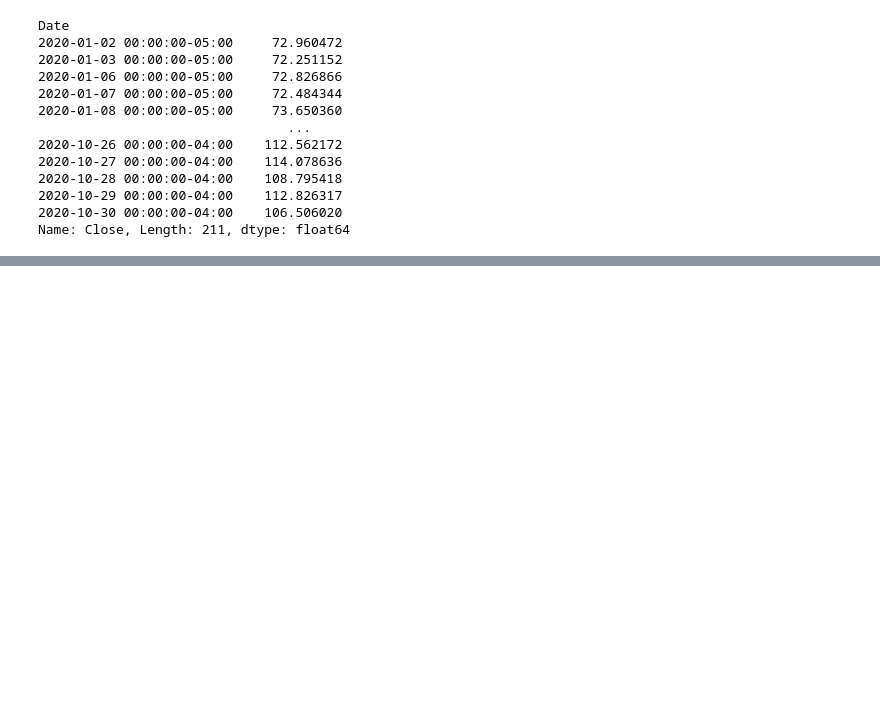
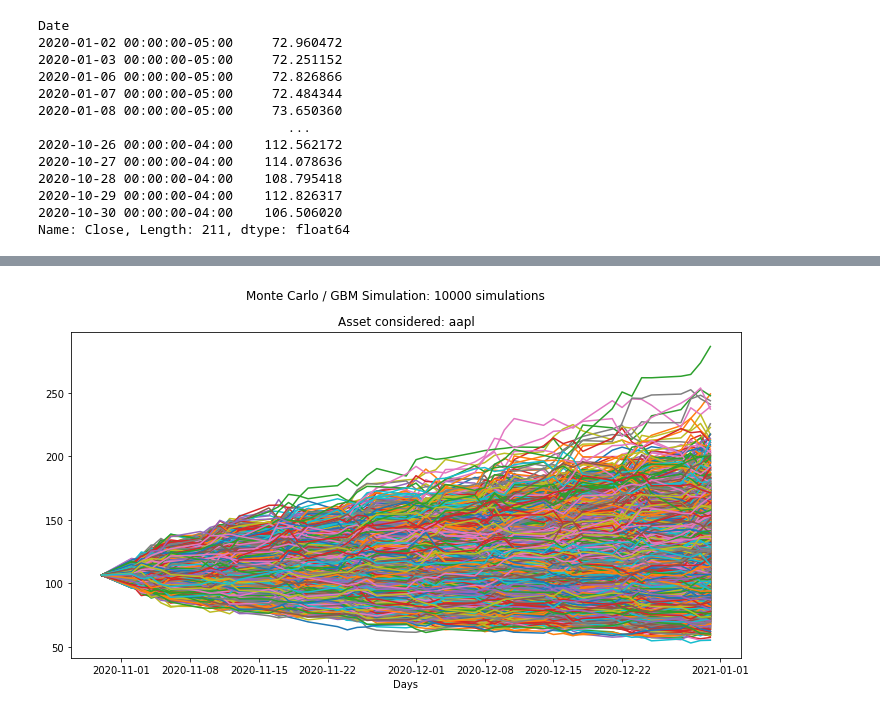
Before and after one commit to michaelmlnkv/Trading2, a Jupyter notebook: stockPriceGBM.ipynb, the cells around one changed output, grey strips where cells are left out. Saved outputs shown, nothing was run; the diff lists cells and outputs as text; code cells hidden in the pictures; blank space fills up the shorter version.

Commit message:
Made Monte Carlo simulation

```diff
--- a/stockPriceGBM.ipynb
+++ b/stockPriceGBM.ipynb
@@ -53,0 +52,26 @@ mu
+# %%
+b = {str(scen): np.random.normal(0,1, int(N)) for scen in range(1, scen_size + 1)}
+# %%
+W = {str(scen): b[str(scen)].cumsum() for scen in range(1, scen_size + 1)}
+# %%
+drift = (mu - 0.5 * sigma ** 2) * t
+diffusion = {str(scen): sigma * W[str(scen)] for scen in range(1, scen_size + 1)}
+# %%
+S = np.array([s0 * np.exp(drift + diffusion[str(scen)]) for scen in range(1, scen_size + 1)])
+S = np.hstack((np.array([[s0] for scen in range(1, scen_size + 1)]), S))
+# %%
+#fig, ax = plt.subplots()
+plt.figure(figsize=(12,6))
+plt.suptitle('Monte Carlo / GBM Simulation: ' +  str(scen_size) + ' simulations')
+plt.title('Asset considered: ' + stock)
+plt.xlabel('Days')
+
+
+for i in range(scen_size):
+    plt.plot(pd.date_range(start=train_set.index[-1],
+                           end=sim_end,
+                           freq='D').map(lambda x: x if x.isoweekday() in range(1, 6) else np.nan).dropna(), S[i, :])
+
+plt.show()
+# %% [output]
+[figure, added]
```
Also changed, not shown: parts of 3 cells of this notebook.
